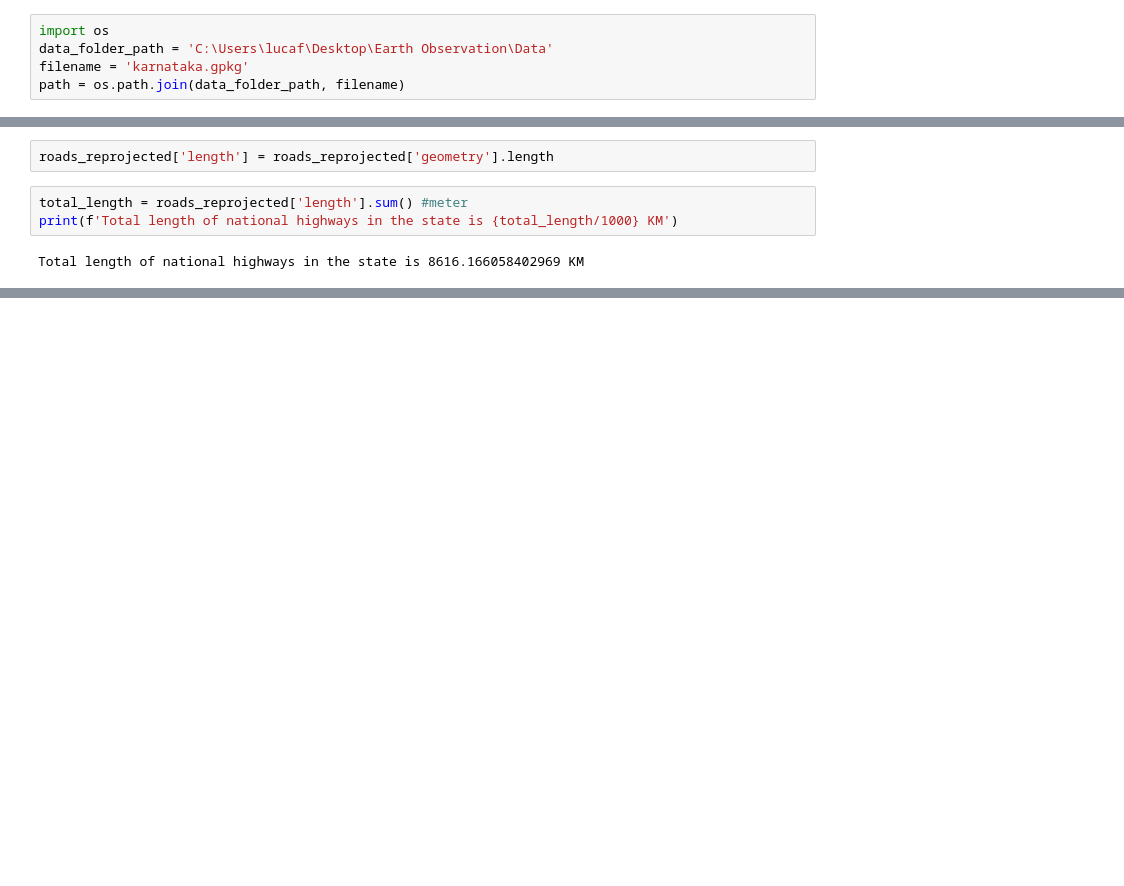
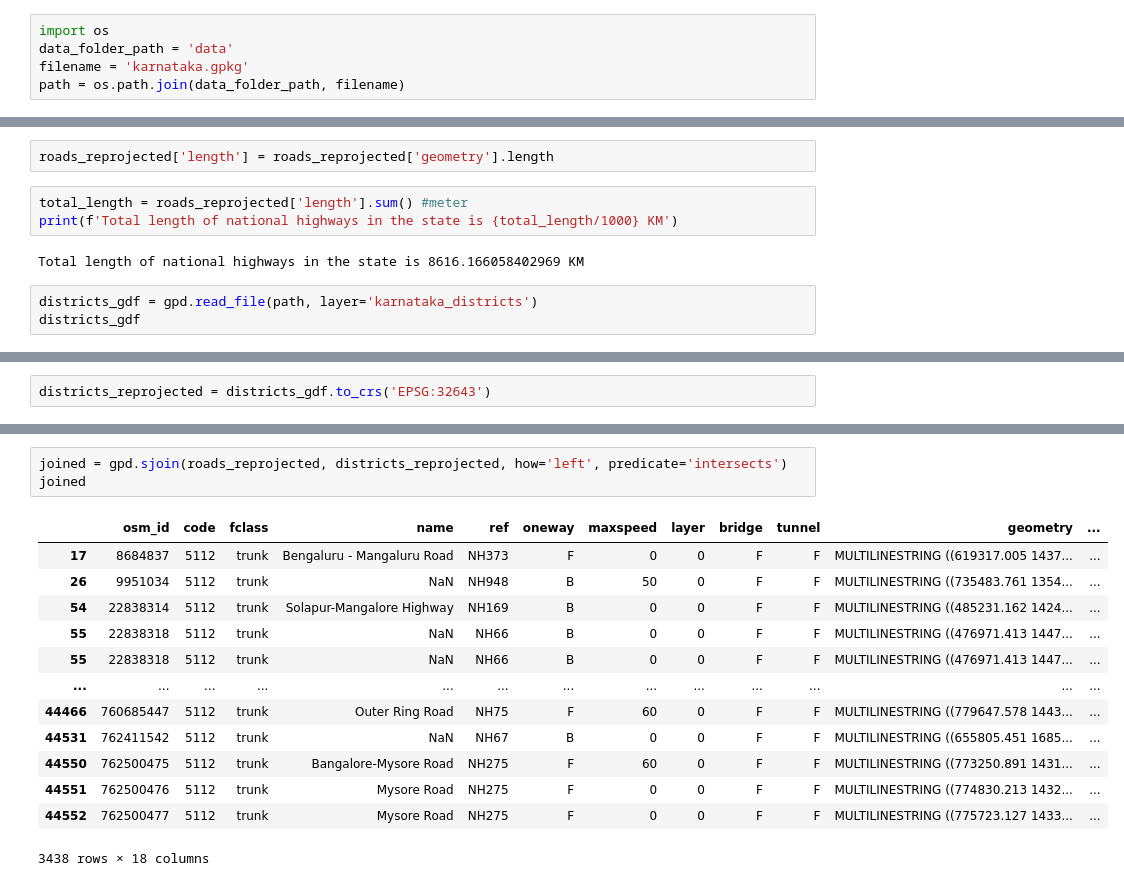
Before and after one commit to lucafusaro/spatial-thoughts-exercises, a Jupyter notebook: gpd_exe1.ipynb, the cells around one changed output, grey strips where cells are left out. Saved outputs shown, nothing was run; the diff lists cells and outputs as text; blank space fills up the shorter version.

Commit message:
New gpd exe: creating a geometry

```diff
--- a/gpd_exe1.ipynb
+++ b/gpd_exe1.ipynb
@@ -2,7 +2,7 @@
 import geopandas as gpd
 # %%
 import os
-data_folder_path = 'C:\Users\lucaf\Desktop\Earth Observation\Data'
+data_folder_path = 'data'
 filename = 'karnataka.gpkg'
 path = os.path.join(data_folder_path, filename)
 # %%
@@ -93,3 +93,6 @@ total_length = roads_reprojected['length'].sum() #meter
 print(f'Total length of national highways in the state is {total_length/1000} KM')
 # %% [output]
 Total length of national highways in the state is 8616.166058402969 KM
+# %%
+districts_gdf = gpd.read_file(path, layer='karnataka_districts')
+districts_gdf
@@ -95,0 +117,2 @@ Total length of national highways in the state is 8616.166058402969 KM
+# %%
+districts_reprojected = districts_gdf.to_crs('EPSG:32643')
@@ -95,0 +125,17 @@ Total length of national highways in the state is 8616.166058402969 KM
+# %%
+joined = gpd.sjoin(roads_reprojected, districts_reprojected, how='left', predicate='intersects')
+joined
+# %% [output]
+|  | osm_id | code | fclass | name | ref | oneway | maxspeed | layer | bridge | tunnel | geometry | ... |
+| 17 | 8684837 | 5112 | trunk | Bengaluru - Mangaluru Road | NH373 | F | 0 | 0 | F | F | MULTILINESTRING ((619317.005 1437... | ... |
+| 26 | 9951034 | 5112 | trunk | NaN | NH948 | B | 50 | 0 | F | F | MULTILINESTRING ((735483.761 1354... | ... |
+| 54 | 22838314 | 5112 | trunk | Solapur-Mangalore Highway | NH169 | B | 0 | 0 | F | F | MULTILINESTRING ((485231.162 1424... | ... |
+| 55 | 22838318 | 5112 | trunk | NaN | NH66 | B | 0 | 0 | F | F | MULTILINESTRING ((476971.413 1447... | ... |
+| 55 | 22838318 | 5112 | trunk | NaN | NH66 | B | 0 | 0 | F | F | MULTILINESTRING ((476971.413 1447... | ... |
+| ... | ... | ... | ... | ... | ... | ... | ... | ... | ... | ... | ... | ... |
+| 44466 | 760685447 | 5112 | trunk | Outer Ring Road | NH75 | F | 60 | 0 | F | F | MULTILINESTRING ((779647.578 1443... | ... |
+| 44531 | 762411542 | 5112 | trunk | NaN | NH67 | B | 0 | 0 | F | F | MULTILINESTRING ((655805.451 1685... | ... |
+| 44550 | 762500475 | 5112 | trunk | Bangalore-Mysore Road | NH275 | F | 60 | 0 | F | F | MULTILINESTRING ((773250.891 1431... | ... |
+| 44551 | 762500476 | 5112 | trunk | Mysore Road | NH275 | F | 0 | 0 | F | F | MULTILINESTRING ((774830.213 1432... | ... |
+| 44552 | 762500477 | 5112 | trunk | Mysore Road | NH275 | F | 0 | 0 | F | F | MULTILINESTRING ((775723.127 1433... | ... |
+3438 rows × 18 columns
```
Also changed, not shown: parts of 6 cells of this notebook, 1 other file.
